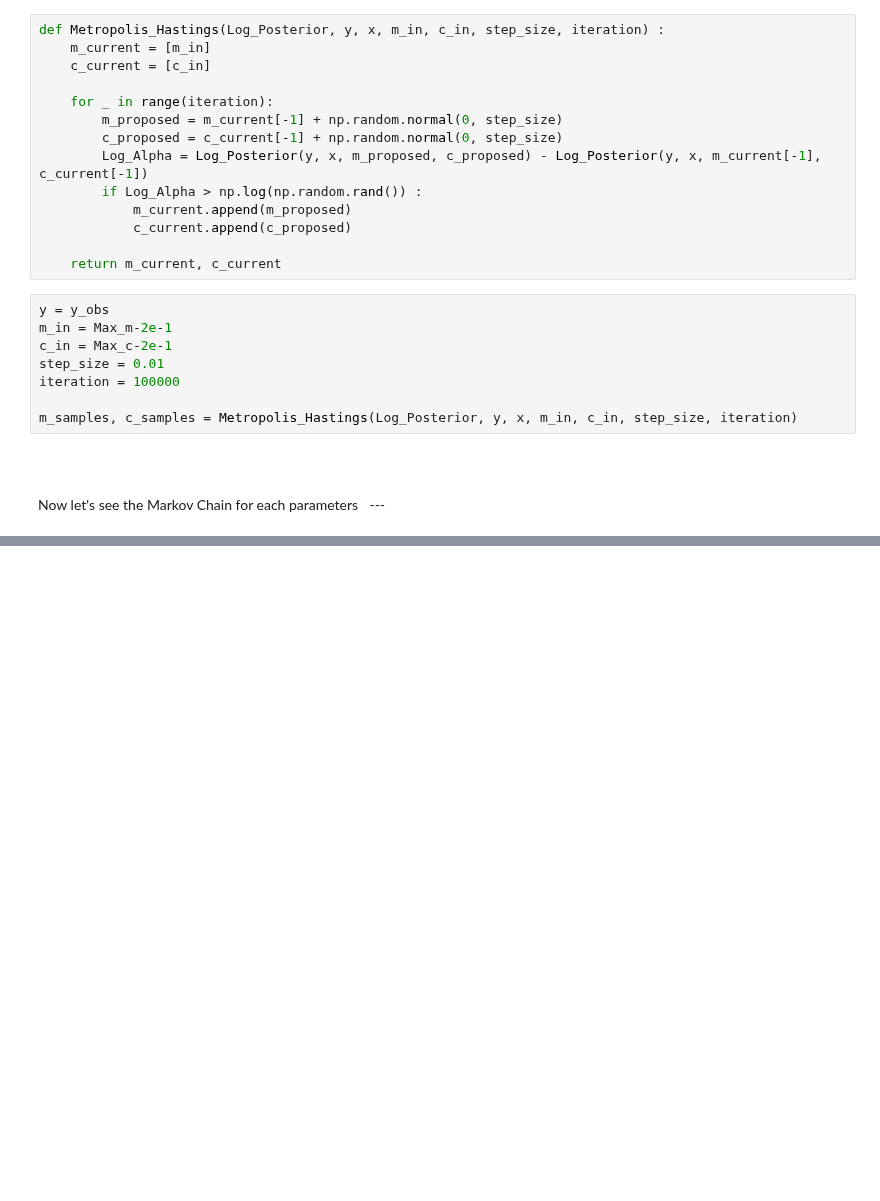
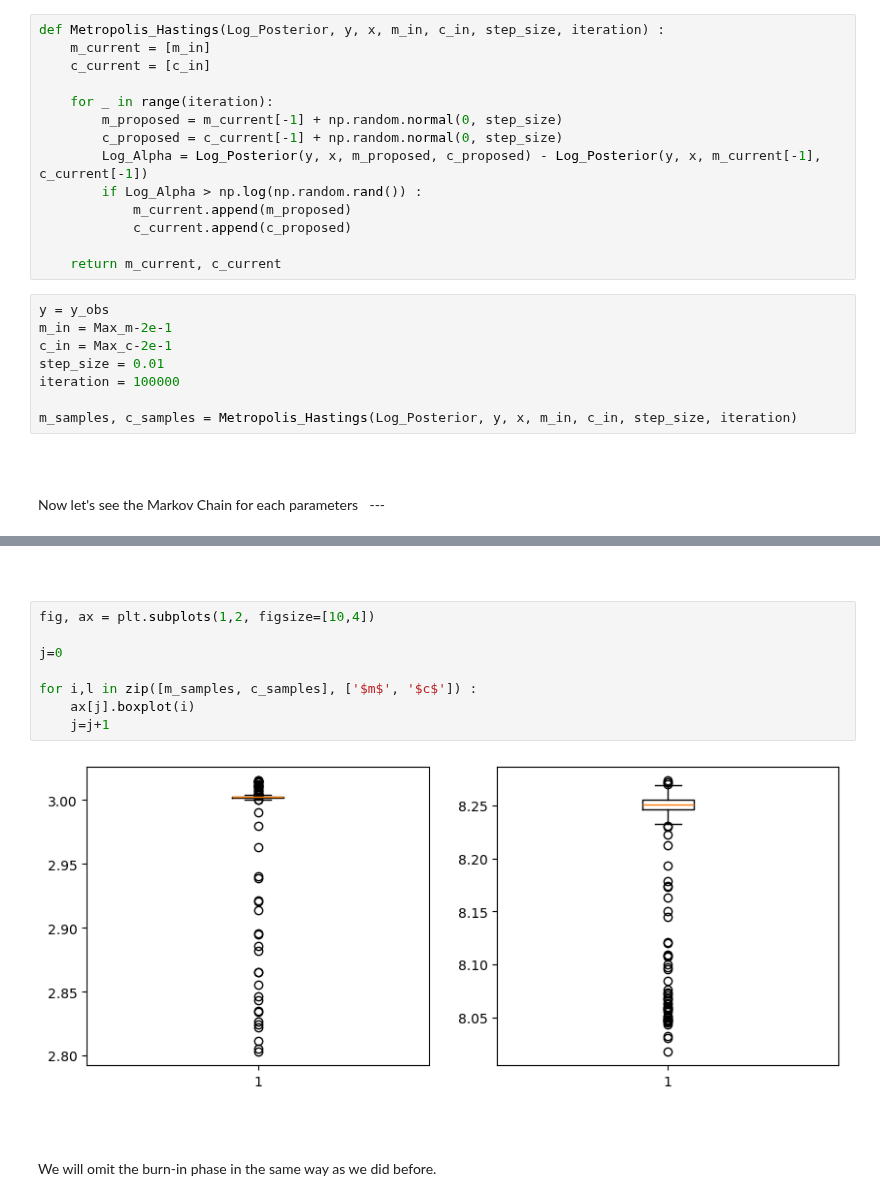
Before and after one commit to RitwikDas007/My-Collections, a Jupyter notebook: Bayesian Inference.ipynb, the cells around one changed output, grey strips where cells are left out. Drawn from its saved outputs; the diff is of its cells as text; blank space fills up the shorter version.

Commit message:
Add Boxplot

```diff
--- a/Bayesian Inference.ipynb
+++ b/Bayesian Inference.ipynb
@@ -593,0 +593,16 @@ ax[1].set_xticks([])
+# %% [markdown]
+####
+# %%
+fig, ax = plt.subplots(1,2, figsize=[10,4])
+
+j=0
+
+for i,l in zip([m_samples, c_samples], ['$m$', '$c$']) :
+    ax[j].boxplot(i)
+    j=j+1
+# %% [output]
+[figure, added]
+# %% [markdown]
+####
+# %% [markdown]
+We will omit the burn-in phase in the same way as we did before.
```
Also changed, not shown: parts of 16 cells of this notebook.
